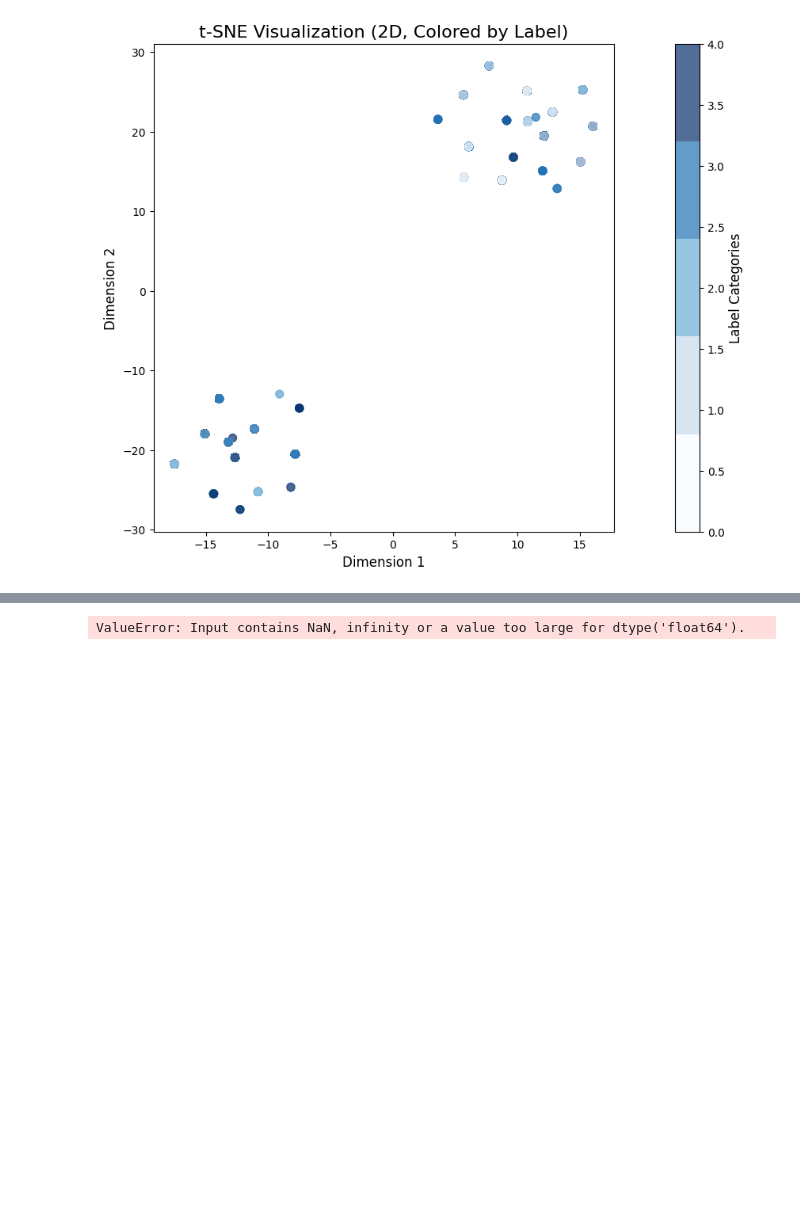
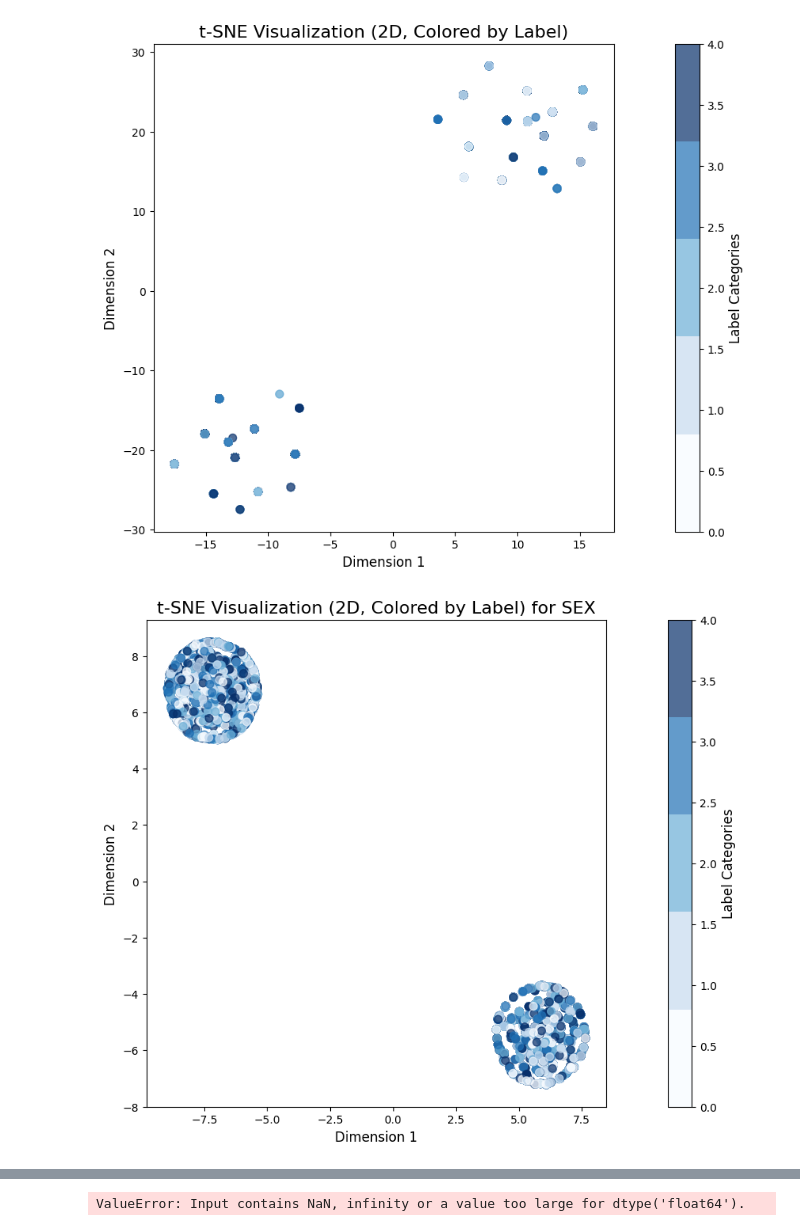
Before and after one commit to Alhag-Ali/Data_Challenges, a Jupyter notebook: project.ipynb, the cells around one changed output, grey strips where cells are left out. Drawn from its saved outputs; the diff is of its cells as text; code cells hidden in the pictures; blank space fills up the shorter version.

```diff
--- a/project.ipynb
+++ b/project.ipynb
@@ -1780,6 +1804,63 @@ ax.set_ylabel("Dimension 2", fontsize=12)
 plt.show()
 # %% [output]
 [figure]
+# %%
+from sklearn.manifold import TSNE
+import numpy as np
+import pandas as pd
+import matplotlib.pyplot as plt
+from mpl_toolkits.mplot3d import Axes3D
+import seaborn as sn
+from sklearn import preprocessing
+
+cl = pd.read_csv("cl.csv")
+data_1000 = pd.DataFrame(cl["SEX"]) #.iloc[0:1000, :]  # Subset of 1000 samples from the data
+
+# Encode categorical features
+le = preprocessing.LabelEncoder()
+for column_name in data_1000.columns:
+    if data_1000[column_name].dtype == object:
+        data_1000[column_name] = le.fit_transform(data_1000[column_name])
+
+# Initialize t-SNE model
+model = TSNE(n_components=2, random_state=0, perplexity=100, learning_rate=500)
+
+# Fit and transform the data
+tsne_data = model.fit_transform(data_1000)
+
+# Create a DataFrame for visualization
+tsne_df = pd.DataFrame(data=tsne_data, columns=["Dim_1", "Dim_2"])
+
+# Add a dummy "label" column (replace this with actual labels if available)
+# For example, you can use a column from your dataset like `bw['Category']`.
+# Here, we'll create random labels as an example:
+np.random.seed(0)
+tsne_df["label"] = np.random.randint(0, 5, size=tsne_df.shape[0])  # Replace with real labels
+
+# Plot the t-SNE results in 3D with color coding
+fig = plt.figure(figsize=(10, 8))
+ax = fig.add_subplot(111)
+
+# Create a colormap
+palette = sn.color_palette("hsv", n_colors=len(tsne_df["label"].unique()))
+
+# Scatter plot with color coding
+sc = ax.scatter(
+    tsne_df["Dim_1"], tsne_df["Dim_2"],
+    c=tsne_df["label"], cmap=plt.cm.get_cmap('Blues', len(palette)), s=50, alpha=0.7
+)
+
+# Add a colorbar
+cb = plt.colorbar(sc, ax=ax, pad=0.1)
+cb.set_label("Label Categories", fontsize=12)
+
+# Set titles and labels
+ax.set_title("t-SNE Visualization (2D, Colored by Label) for SEX", fontsize=16)
+ax.set_xlabel("Dimension 1", fontsize=12)
+ax.set_ylabel("Dimension 2", fontsize=12)
+plt.show()
+# %% [output]
+[figure, added]
 # %%
 om = pd.read_csv("om.csv")
 om
```
Also changed, not shown: parts of 20 cells of this notebook.
